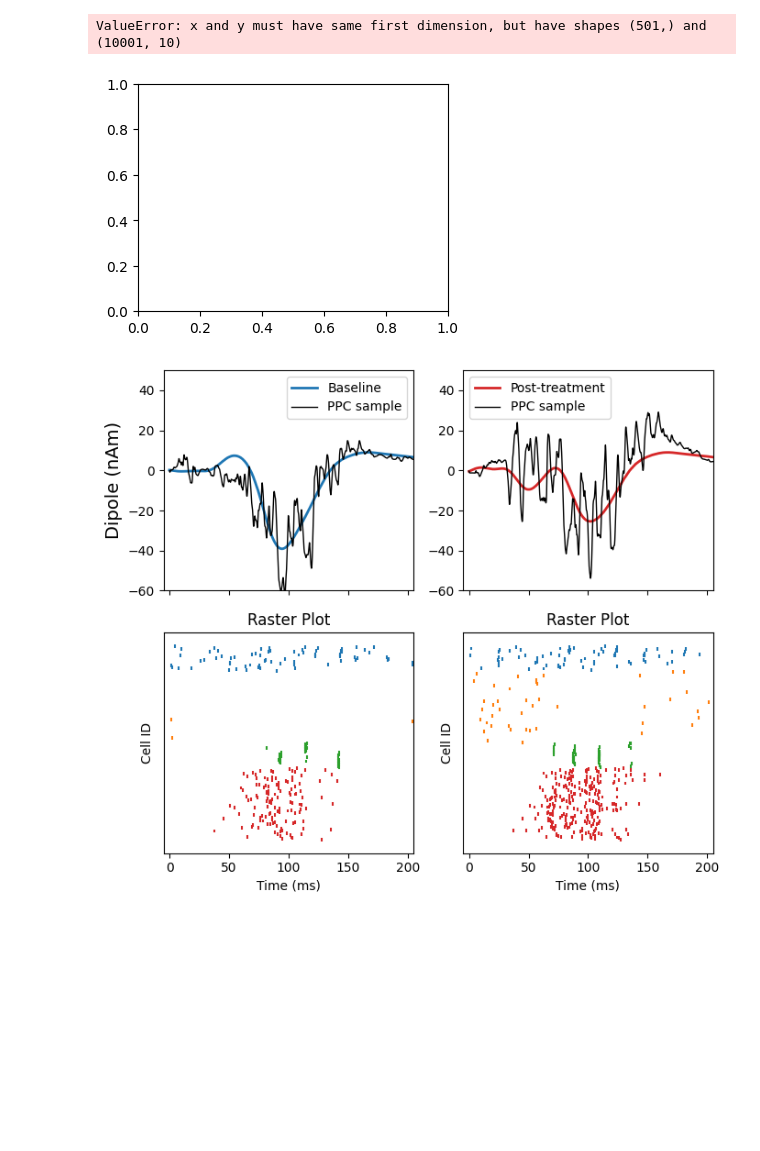
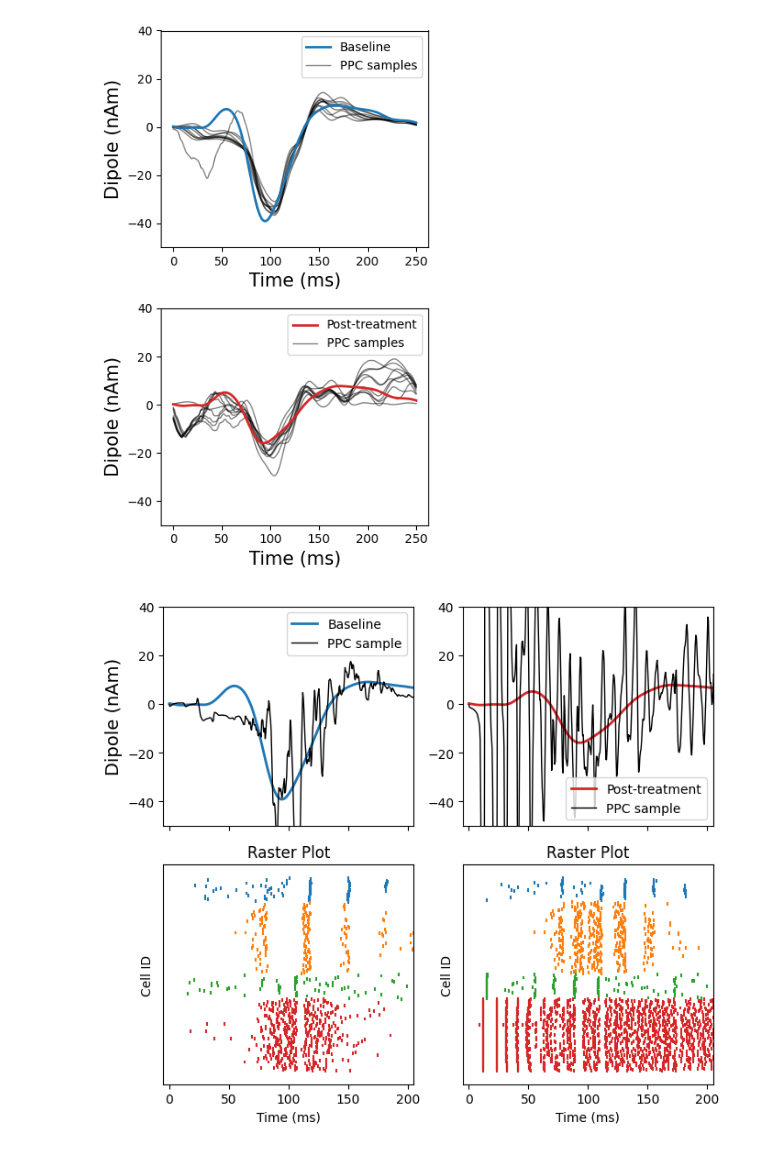
Before and after one commit to ntolley/hnn_jove, a Jupyter notebook: notebooks/drug_moa_sbi_ppc.ipynb, the cells around one changed output. Drawn from its saved outputs; the diff is of its cells as text; code cells hidden in the pictures; blank space fills up the shorter version.

Commit message:
good optimization figure

```diff
--- a/notebooks/drug_moa_sbi_ppc.ipynb
+++ b/notebooks/drug_moa_sbi_ppc.ipynb
@@ -125,4 +120,10 @@ dpl_transform = pca.inverse_transform(x_train)
 # %%
+# Fit PCA to training simulations
+pca = PCA(n_components=2)
+x_train = pca.fit_transform(dpl_list)
+dpl_transform = pca.inverse_transform(x_train)
+
+
 times = np.linspace(0, tstop, dpl_list.shape[1])
 
 plt.figure(figsize=(8, 3))
@@ -173,8 +174,8 @@ titlesize = 13
 # biomarker_scale = -0.1
 # gauss = norm.pdf(times, loc=10, scale=40)
 
-biomarker_scale = -1
-gauss = norm.pdf(times, loc=10, scale=60)
+biomarker_scale = 0.4
+gauss = norm.pdf(times, loc=100, scale=40)
 
 # biomarker_scale = 2
 # gauss = norm.pdf(times, loc=120, scale=30)
@@ -318,5 +319,6 @@ Joblib will run 1 trial(s) in parallel by distributing trials over 1 jobs.
 # %%
-ppc_dpl = [res['dpl'][0].copy().smooth(30).scale(scale_factor).data['agg'] for res in ppc_results['simulated_data'][0]]
+downsample = 20
+ppc_dpl = [res['dpl'][0].copy().smooth(30).scale(scale_factor).data['agg'][::downsample] for res in ppc_results['simulated_data'][0]]
 baseline_ppc_dpl = np.stack(ppc_dpl[:n_ppc_sims])
 biomarker_ppc_dpl = np.stack(ppc_dpl[n_ppc_sims:])
 
@@ -326,41 +328,40 @@ plt.plot(times, baseline_ppc_dpl.T, color='k', alpha=0.5, linewidth=1)
 plt.plot(times, baseline_dpl, label='Baseline', color='C0', linewidth=2)
 plt.plot([0,0], [1000,100], color='k', alpha=0.5, linewidth=1, label='PPC samples')
 
 
-ymin = -60
-ymax = 50
+ymin = -50
+ymax = 40
 
 plt.legend(loc='upper right')
 plt.xticks(fontsize=ticksize)
 plt.yticks(fontsize=ticksize)
 plt.ylabel('Dipole (nAm)', fontsize=labelsize)
 plt.xlabel('Time (ms)', fontsize=labelsize)
 
 plt.ylim(ymin, ymax)
 
 
 plt.subplot(2,1,2)
 plt.plot(times, biomarker_ppc_dpl.T, color='k', alpha=0.5, linewidth=1)
 plt.plot(times, biomarker_dpl, label='Post-treatment', color='C3', linewidth=2)
 plt.plot([0,0], [1000,100], color='k', alpha=0.5, linewidth=1, label='PPC samples')
 
 
 plt.legend(loc='upper right')
 plt.xticks(fontsize=ticksize)
 plt.yticks(fontsize=ticksize)
 plt.ylabel('Dipole (nAm)', fontsize=labelsize)
 plt.ylim(ymin, ymax)
 plt.xlabel('Time (ms)', fontsize=labelsize)
 
 
 plt.tight_layout()
 # %% [output]
-ValueError: x and y must have same first dimension, but have shapes (501,) and (10001, 10)
-[figure, old version]
+[figure, new version]
 # %%
-ppc_sample_idx = 3
+ppc_sample_idx = 1
 
-ppc_dpl = [res['dpl'][0].copy().smooth(1).scale(scale_factor).data['agg'] for res in ppc_results['simulated_data'][0]]
+ppc_dpl = [res['dpl'][0].copy().smooth(1).scale(scale_factor).data['agg'][::downsample] for res in ppc_results['simulated_data'][0]]
 ppc_net = [res['net'] for res in ppc_results['simulated_data'][0]]
 
 baseline_ppc_dpl = np.stack(ppc_dpl[:n_ppc_sims])
@@ -398,4 +399,4 @@ axes[0, 1].set_xlim(-5, 205)
 
 plt.tight_layout()
 # %% [output]
-[figure, old version]
+[figure, new version]
```
Also changed, not shown: parts of 7 cells of this notebook, 1 other file.
